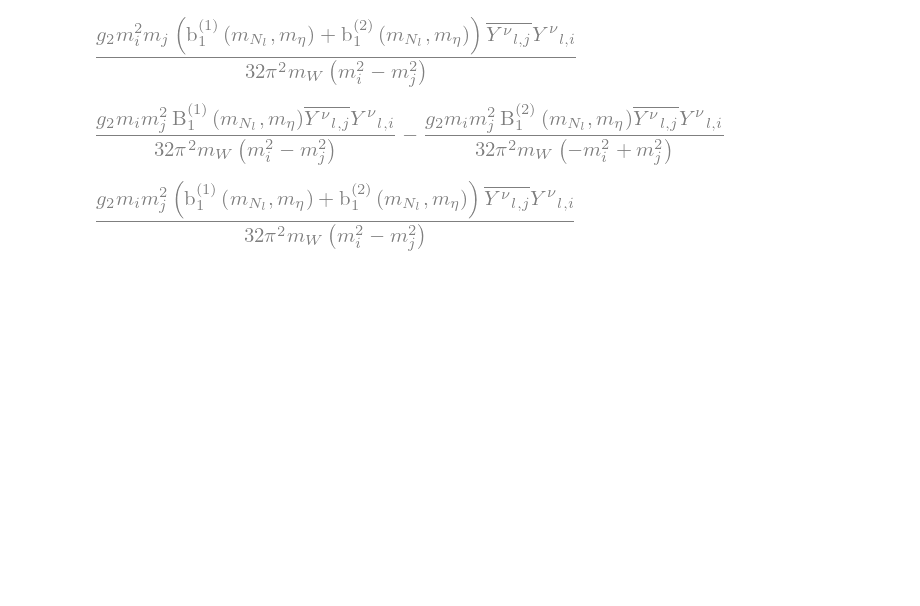
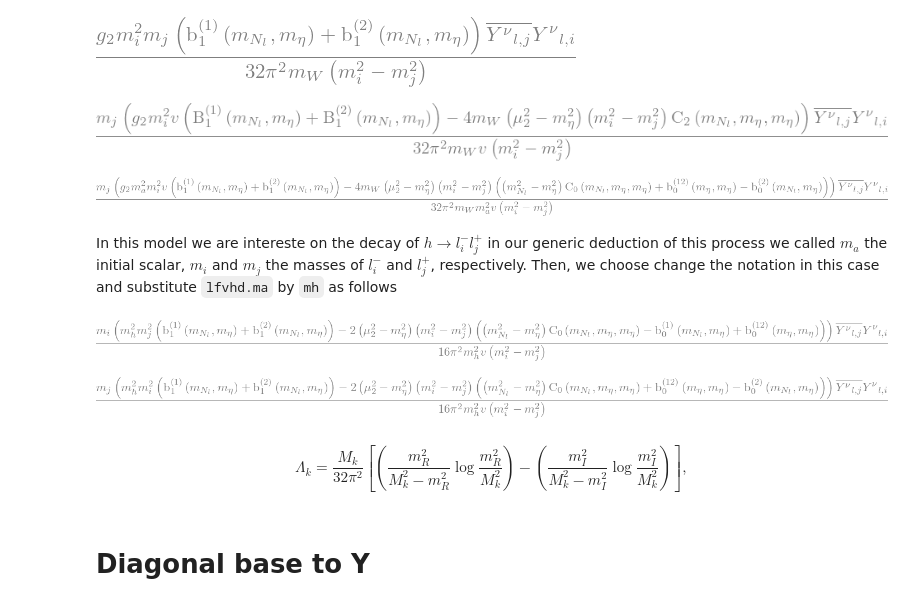
Before and after one commit to moiseszeleny/OneLoopLFVHD, a Jupyter notebook: Examples/Scotogenic Model/Heavy neutrino contribution.ipynb, the cells around one changed output. Cells and saved outputs as stored; diff of their text form; code cells hidden in the pictures; blank space fills up the shorter version.

```diff
--- a/Examples/Scotogenic Model/Heavy neutrino contribution.ipynb
+++ b/Examples/Scotogenic Model/Heavy neutrino contribution.ipynb
@@ -100,7 +100,7 @@ Yν = IndexedBase(r'{{Y^\nu}}')
 l,i,j = symbols('l,i,j',integer=True)
 
 ## Masses of heavy neutrino l and charged scalars
-mNul,mη = symbols(r'm_{{N_l}},m_{{\eta}}',real=True)
+mNul,mη = symbols(r'm_{{N_l}},m_{{\eta}}',positive=True)
 masasNηη = [mNul,mη,mη]
 
 λ3 = (2/v**2)*(mη**2-μ2**2)
@@ -129,7 +129,7 @@ TriangleNlηuηd.AR_GIM()
 # %% [markdown]
 ### Bubble $N_l \eta$
 # %%
-g2,mW = symbols('g_2,m_W',positive=True)
+g2,mW = symbols('g,m_W',positive=True)
 c = lambda m:(I*g2*m)/(2*mW)
 # %%
 vertex_hljlj = lfvhd.VertexHFF((I*g2*lfvhd.mj)/(2*mW))
@@ -174,12 +201,32 @@ BubblesAR
 BubblesAR.subs(lfvhd.cambiosDivFin(mNul,mη,mη)).simplify()
 # %% [output]
 [figure]
-# %%
-BubblesAL =  BubbleNlη.AL() + BubbleηNl.AL()
-BubblesAL
-# %% [output]
-[figure, removed]
+# %%
+ARN = TriangleNlηuηd.AR() + BubbleNlη.AR() + BubbleηNl.AR()
+ARN.simplify()
+# %% [output]
+[figure, added]
 # %%
-BubblesAL.subs(lfvhd.cambiosDivFin(mNul,mη,mη)).simplify()
+ARN = ARN.subs(lfvhd.cambiosDivFin(mNul,mη,mη)).simplify()
+ARN
 # %% [output]
-[figure, old version]
+[figure, new version]
+# %% [markdown]
+In this model we are intereste on the decay of $h \rightarrow l_i^- l_j^+$ in our generic deduction of this process we called $m_a$ the initial scalar, $m_i$ and $m_j$ the masses of $l_i^-$ and $l_j^+$, respectively. Then, we choose change the notation in this case and substitute `lfvhd.ma` by `mh` as follows
+# %%
+mh = symbols('m_h',real=True)
+ALN = ALN.subs({lfvhd.ma:mh,g2:2*(mW/v)}).simplify()
+ALN
+# %% [output]
+[figure, added]
+# %%
+ARN = ARN.subs({lfvhd.ma:mh,g2:2*(mW/v)}).simplify()
+ARN
+# %% [output]
+[figure, added]
+# %% [markdown]
+$$
+\Lambda_k =  \frac{M_{k} }{32 \pi^{2}}\left[\left(\frac{m_{R}^{2}}{M_{k}^{2}-m_{R}^{2}} \log \frac{m_{R}^{2}}{M_{k}^{2}}\right)-\left(\frac{m_{I}^{2}}{M_{k}^{2}-m_{I}^{2}} \log \frac{m_{I}^{2}}{M_{k}^{2}}\right)\right],
+$$
+# %% [markdown]
+# Diagonal base to Y
```
Also changed, not shown: parts of 34 cells of this notebook, 13 other files.
